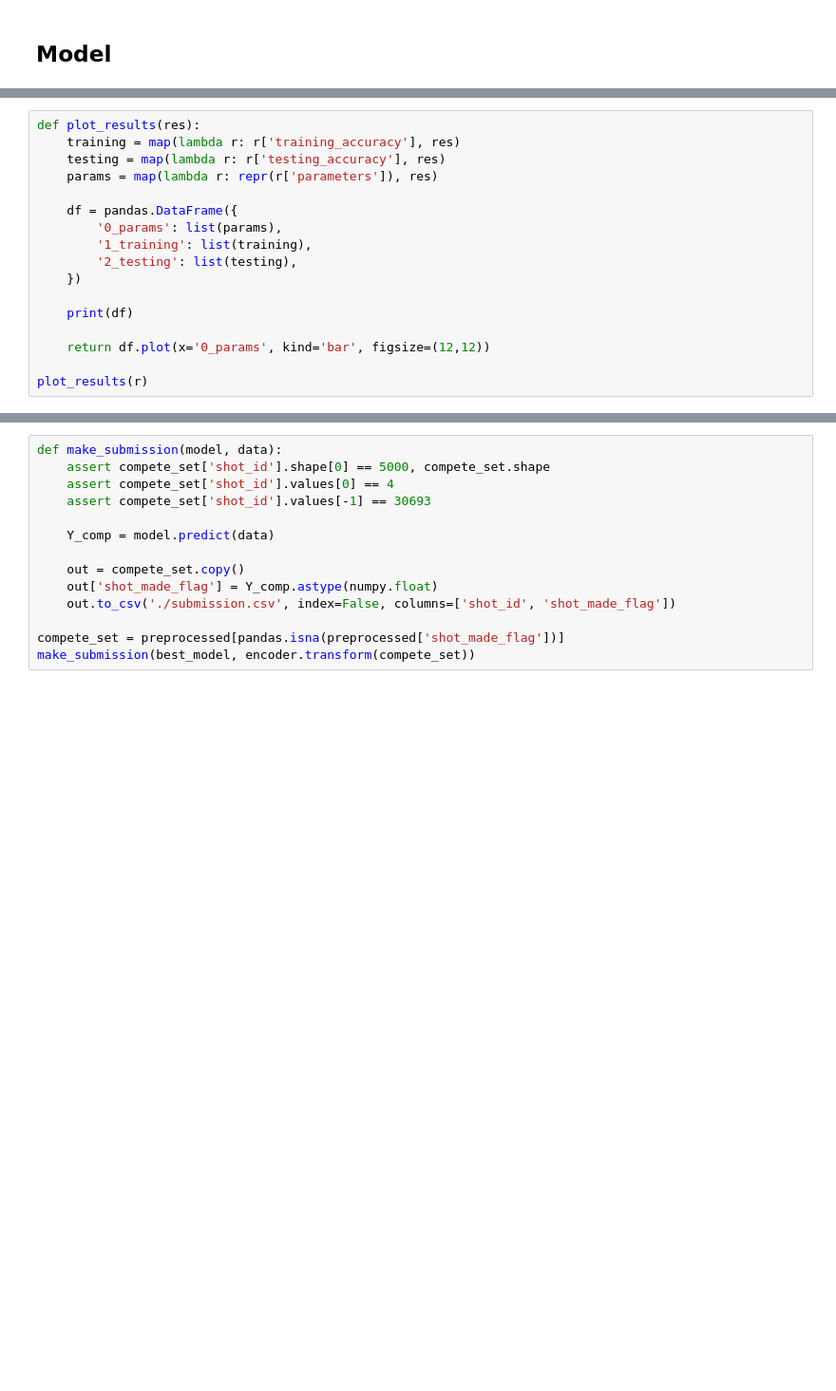
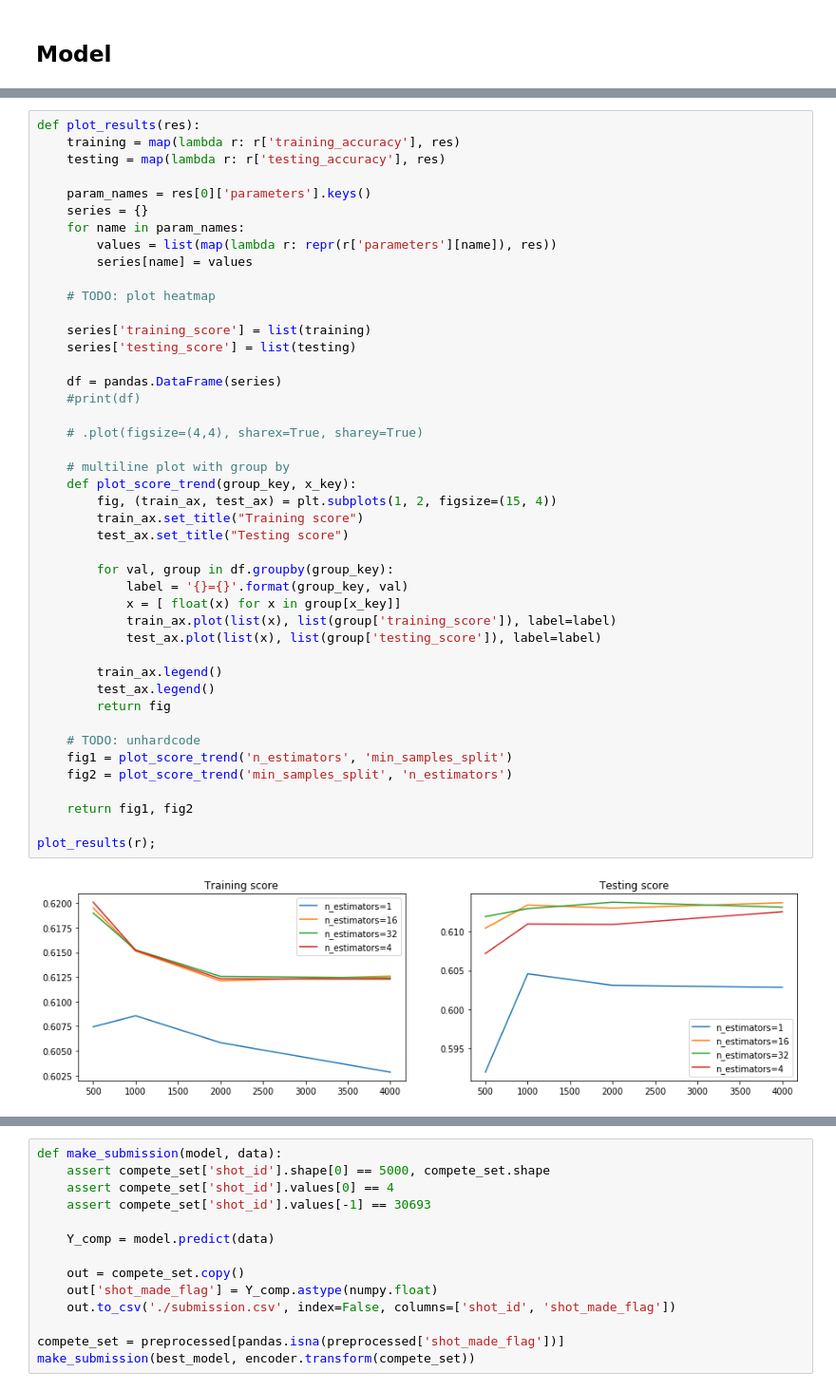
Before and after one commit to jonnor/datascience-master, a Jupyter notebook: dat200/assigment2/Basketball.ipynb, the cells around one changed output, grey strips where cells are left out. Shown at 95% size. Cells and saved outputs as stored; diff of their text form; blank space fills up the shorter version.

```diff
--- a/dat200/assigment2/Basketball.ipynb
+++ b/dat200/assigment2/Basketball.ipynb
@@ -192,17 +194,0 @@ iteration 2: 1.15 seconds
-# %%
-def plot_results(res):
-    training = map(lambda r: r['training_accuracy'], res)
-    testing = map(lambda r: r['testing_accuracy'], res)
-    params = map(lambda r: repr(r['parameters']), res)
-
-    df = pandas.DataFrame({
-        '0_params': list(params),
-        '1_training': list(training),
-        '2_testing': list(testing),
-    })
-
-    print(df)
-
-    return df.plot(x='0_params', kind='bar', figsize=(12,12))
-
-plot_results(r)
@@ -228,0 +195,46 @@ plot_results(r)
+# %%
+def plot_results(res):
+    training = map(lambda r: r['training_accuracy'], res)
+    testing = map(lambda r: r['testing_accuracy'], res)
+
+    param_names = res[0]['parameters'].keys()
+    series = {}
+    for name in param_names:
+        values = list(map(lambda r: repr(r['parameters'][name]), res))
+        series[name] = values
+
+    # TODO: plot heatmap
+
+    series['training_score'] = list(training)
+    series['testing_score'] = list(testing)
+
+    df = pandas.DataFrame(series)
+    #print(df)
+
+    # .plot(figsize=(4,4), sharex=True, sharey=True)
+
+    # multiline plot with group by
+    def plot_score_trend(group_key, x_key):
+        fig, (train_ax, test_ax) = plt.subplots(1, 2, figsize=(15, 4))
+        train_ax.set_title("Training score")
+        test_ax.set_title("Testing score")
+
+        for val, group in df.groupby(group_key):
+            label = '{}={}'.format(group_key, val)
+            x = [ float(x) for x in group[x_key]]
+            train_ax.plot(list(x), list(group['training_score']), label=label)
+            test_ax.plot(list(x), list(group['testing_score']), label=label)
+
+        train_ax.legend()
+        test_ax.legend()
+        return fig
+
+    # TODO: unhardcode
+    fig1 = plot_score_trend('n_estimators', 'min_samples_split')
+    fig2 = plot_score_trend('min_samples_split', 'n_estimators')
+
+    return fig1, fig2
+
+plot_results(r);
+# %% [output]
+[figure, added]
```
Also changed, not shown: parts of 6 cells of this notebook, 1 other file.
